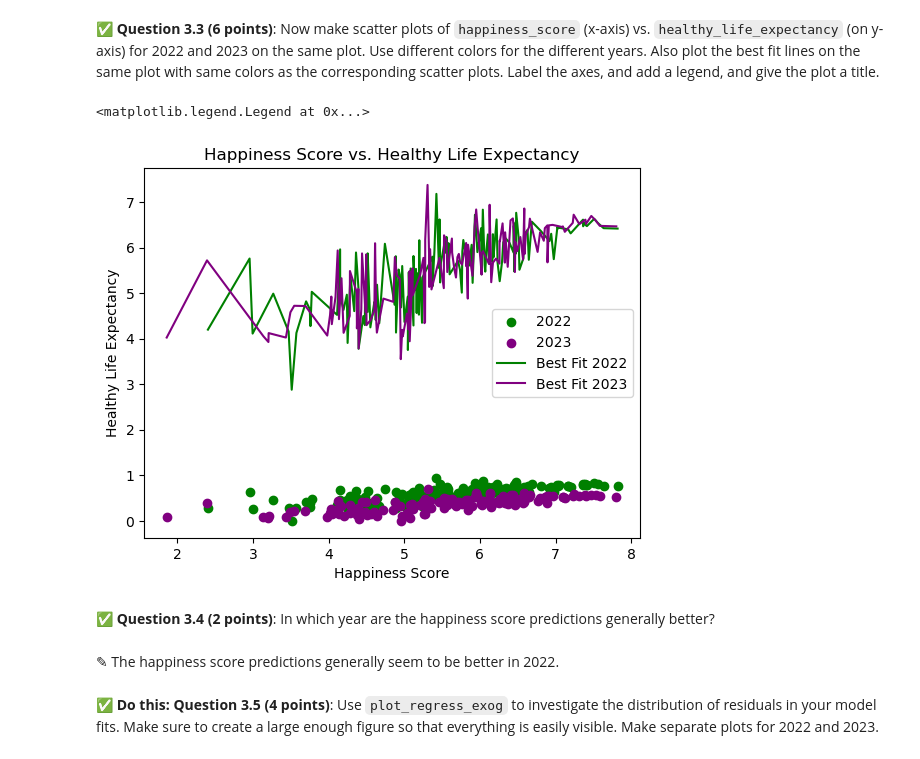
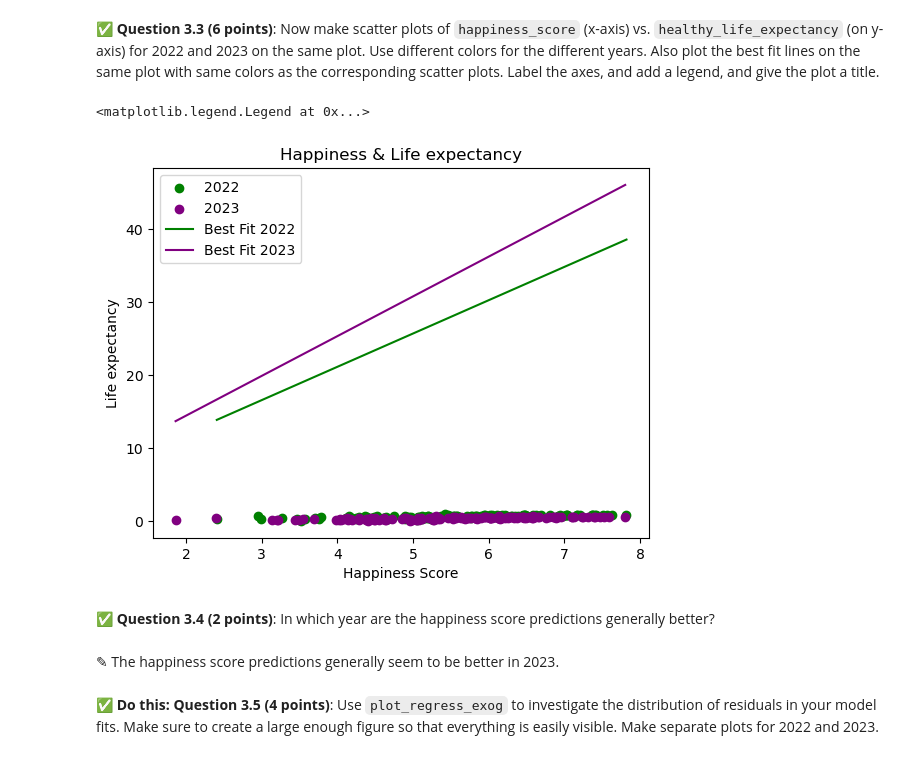
Before and after one commit to varshasg/CMSE202-s23-turnin, a Jupyter notebook: hw-03/HW-03_Regression-S24-STUDENT.ipynb, the cells around one changed output. Drawn from its saved outputs; the diff is of its cells as text; code cells hidden in the pictures.

```diff
--- a/hw-03/HW-03_Regression-S24-STUDENT.ipynb
+++ b/hw-03/HW-03_Regression-S24-STUDENT.ipynb
@@ -198,23 +198,23 @@ Notes:
 # %%
 # Put your code here
 import matplotlib.pyplot as plt
 plt.scatter(df2022['happiness_score'], df2022['healthy_life_expectancy'], color='green', label='2022')
 plt.scatter(df2023['happiness_score'], df2023['healthy_life_expectancy'], color='purple', label='2023')
 
-plt.plot(df2022['happiness_score'], model2022.predict(sm.add_constant(df2022['healthy_life_expectancy'])), color='green', label='Best Fit 2022')
-plt.plot(df2023['happiness_score'], model2023.predict(sm.add_constant(df2023['healthy_life_expectancy'])), color='purple', label='Best Fit 2023')
+plt.plot(df2022['happiness_score'], model2022.predict(sm.add_constant(y2022)), color='green', label='Best Fit 2022')
+plt.plot(df2023['happiness_score'], model2023.predict(sm.add_constant(y2023)), color='purple', label='Best Fit 2023')
 
 plt.xlabel('Happiness Score')
-plt.ylabel('Healthy Life Expectancy')
-plt.title('Happiness Score vs. Healthy Life Expectancy')
+plt.ylabel('Life expectancy')
+plt.title('Happiness & Life expectancy')
 plt.legend()
 # %% [output]
 <matplotlib.legend.Legend at 0x...>
-[figure, old version]
+[figure, new version]
 # %% [markdown]
 &#9989;  **Question 3.4 (2 points)**: In which year are the happiness score predictions generally better?
 # %% [markdown]
-<font size=+3>&#9998;</font> The happiness score predictions generally seem to be better in 2022.
+<font size=+3>&#9998;</font> The happiness score predictions generally seem to be better in 2023.
 # %% [markdown]
 **&#9989; Do this:** **Question 3.5 (4 points)**: Use `plot_regress_exog` to investigate the distribution of residuals in your model fits. Make sure to create a large enough figure so that everything is easily visible. Make separate plots for 2022 and 2023.
 # %%
```
Also changed, not shown: parts of 8 cells of this notebook.
